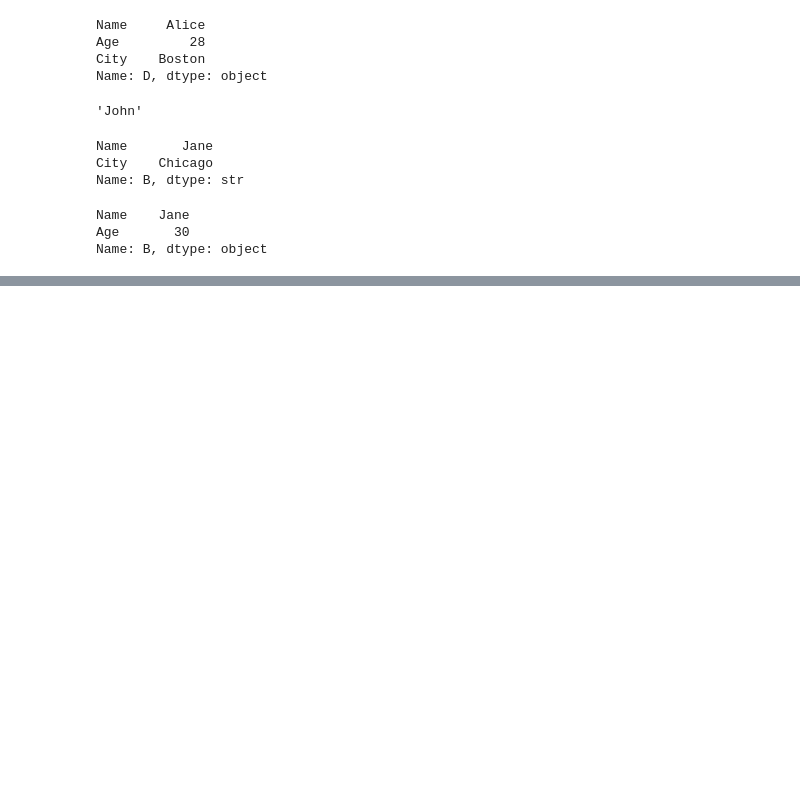
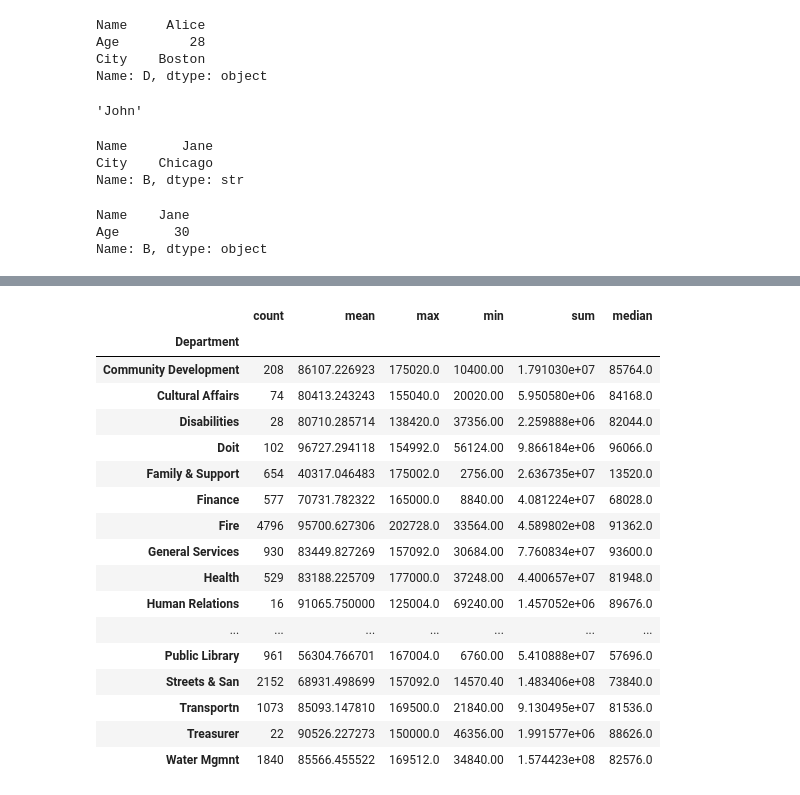
Before and after one commit to sthasarita/Pandas, a Jupyter notebook: Untitled5.ipynb, the cells around one changed output, grey strips where cells are left out. Cells and saved outputs as stored; diff of their text form; code cells hidden in the pictures; blank space fills up the shorter version.

```diff
--- a/Untitled5.ipynb
+++ b/Untitled5.ipynb
@@ -1302,0 +1340,2 @@ Name: B, dtype: object
+# %%
+ch["Salary"] = ch["Salary"].str.replace("$", "", regex = False).str.replace(",", "", regex = False).astype("float")
@@ -1302,0 +1351,5 @@ Name: B, dtype: object
+# %%
+columns_to_select = ["Name", "Position Title", "Department"]
+# %%
+for column in columns_to_select:
+    ch[column] = ch[column].str.title()
@@ -1302,0 +1438,23 @@ Name: B, dtype: object
+# %%
+dept_stats = ch.groupby("Department")["Salary"].agg(["count", "mean","max", "min", "sum", "median"])
+# %%
+dept_stats[10:]
+# %% [output]
+|  | count | mean | max | min | sum | median |
+| Department |  |  |  |  |  |  |
+| Community Development | 208 | 86107.226923 | 175020.0 | 10400.00 | 1.791030e+07 | 85764.0 |
+| Cultural Affairs | 74 | 80413.243243 | 155040.0 | 20020.00 | 5.950580e+06 | 84168.0 |
+| Disabilities | 28 | 80710.285714 | 138420.0 | 37356.00 | 2.259888e+06 | 82044.0 |
+| Doit | 102 | 96727.294118 | 154992.0 | 56124.00 | 9.866184e+06 | 96066.0 |
+| Family & Support | 654 | 40317.046483 | 175002.0 | 2756.00 | 2.636735e+07 | 13520.0 |
+| Finance | 577 | 70731.782322 | 165000.0 | 8840.00 | 4.081224e+07 | 68028.0 |
+| Fire | 4796 | 95700.627306 | 202728.0 | 33564.00 | 4.589802e+08 | 91362.0 |
+| General Services | 930 | 83449.827269 | 157092.0 | 30684.00 | 7.760834e+07 | 93600.0 |
+| Health | 529 | 83188.225709 | 177000.0 | 37248.00 | 4.400657e+07 | 81948.0 |
+| Human Relations | 16 | 91065.750000 | 125004.0 | 69240.00 | 1.457052e+06 | 89676.0 |
+| ... | ... | ... | ... | ... | ... | ... |
+| Public Library | 961 | 56304.766701 | 167004.0 | 6760.00 | 5.410888e+07 | 57696.0 |
+| Streets & San | 2152 | 68931.498699 | 157092.0 | 14570.40 | 1.483406e+08 | 73840.0 |
+| Transportn | 1073 | 85093.147810 | 169500.0 | 21840.00 | 9.130495e+07 | 81536.0 |
+| Treasurer | 22 | 90526.227273 | 150000.0 | 46356.00 | 1.991577e+06 | 88626.0 |
+| Water Mgmnt | 1840 | 85566.455522 | 169512.0 | 34840.00 | 1.574423e+08 | 82576.0 |
```
Also changed, not shown: parts of 47 cells of this notebook.
